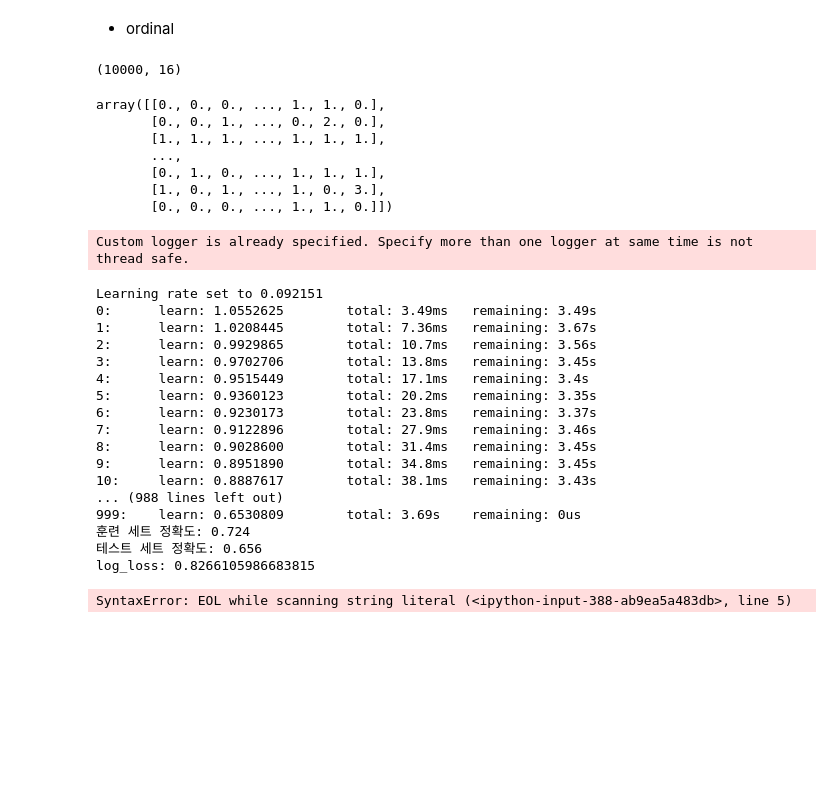
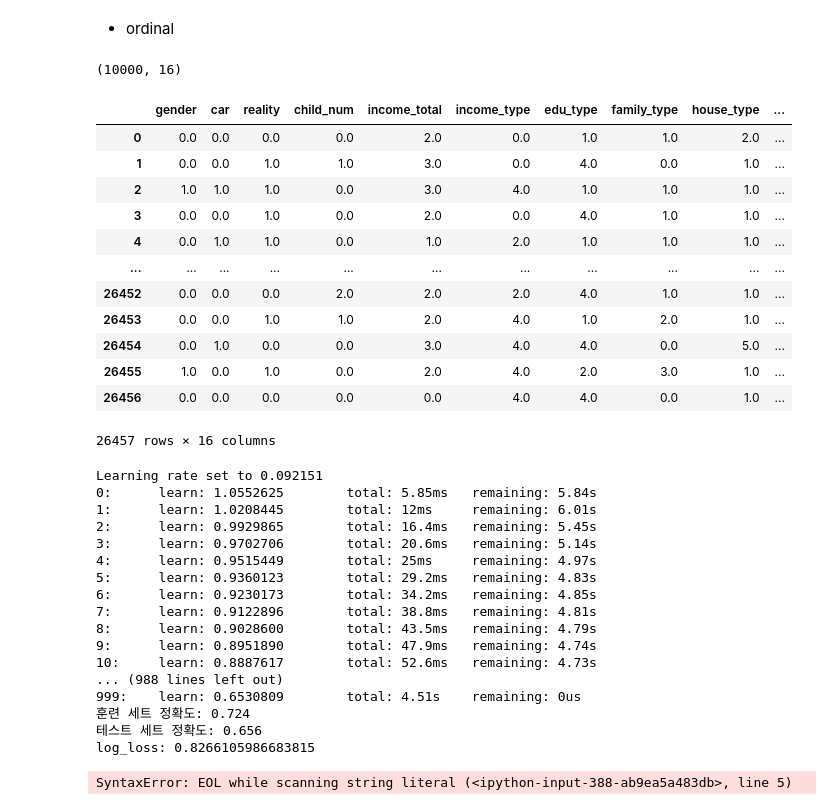
Before and after one commit to JxxHxxx/Ubion-CreditCardUserPrediction, a Jupyter notebook: Code/JY_EDA.ipynb, the cells around one changed output. Drawn from its saved outputs; the diff is of its cells as text; code cells hidden in the pictures; blank space fills up the shorter version.

```diff
--- a/Code/JY_EDA.ipynb
+++ b/Code/JY_EDA.ipynb
@@ -1004,3 +1004,11 @@ my_submission = run_kfold(cat_clf)''''
 from sklearn.preprocessing import OrdinalEncoder
 
 ordinal_encoder = OrdinalEncoder()
+
+train_x = ordinal_encoder.fit_transform(train_x.values.tolist())
+train_x.shape
+
+test_x = ordinal_encoder.fit_transform(test_x.values.tolist())
+test_x.shape
+# %% [output]
+(10000, 16)
@@ -1010,21 +1015,22 @@ train_x.shape
-# %%
-test_x = ordinal_encoder.fit_transform(test_x.values.tolist())
-test_x.shape
-# %% [output]
-(10000, 16)
-# %%
-train_x = pd.DataFrame(train_x)
-# %% [output]
-array([[0., 0., 0., ..., 1., 1., 0.],
-       [0., 0., 1., ..., 0., 2., 0.],
-       [1., 1., 1., ..., 1., 1., 1.],
-       ...,
-       [0., 1., 0., ..., 1., 1., 1.],
-       [1., 0., 1., ..., 1., 0., 3.],
-       [0., 0., 0., ..., 1., 1., 0.]])
 # %%
 train_x = pd.DataFrame(train_x, columns=[['gender','car','reality','child_num','income_total','income_type','edu_type','family_type','house_type','DAYS_BIRTH','DAYS_EMPLOYED','work_phone','phone','email','family_size','begin_month']])
 test_x = pd.DataFrame(test_x, columns=[['gender','car','reality','child_num','income_total','income_type','edu_type','family_type','house_type','DAYS_BIRTH','DAYS_EMPLOYED','work_phone','phone','email','family_size','begin_month']])
+# %%
+train_x
+# %% [output]
+|  | gender | car | reality | child_num | income_total | income_type | edu_type | family_type | house_type | ... |
+| 0 | 0.0 | 0.0 | 0.0 | 0.0 | 2.0 | 0.0 | 1.0 | 1.0 | 2.0 | ... |
+| 1 | 0.0 | 0.0 | 1.0 | 1.0 | 3.0 | 0.0 | 4.0 | 0.0 | 1.0 | ... |
+| 2 | 1.0 | 1.0 | 1.0 | 0.0 | 3.0 | 4.0 | 1.0 | 1.0 | 1.0 | ... |
+| 3 | 0.0 | 0.0 | 1.0 | 0.0 | 2.0 | 0.0 | 4.0 | 1.0 | 1.0 | ... |
+| 4 | 0.0 | 1.0 | 1.0 | 0.0 | 1.0 | 2.0 | 1.0 | 1.0 | 1.0 | ... |
+| ... | ... | ... | ... | ... | ... | ... | ... | ... | ... | ... |
+| 26452 | 0.0 | 0.0 | 0.0 | 2.0 | 2.0 | 2.0 | 4.0 | 1.0 | 1.0 | ... |
+| 26453 | 0.0 | 0.0 | 1.0 | 1.0 | 2.0 | 4.0 | 1.0 | 2.0 | 1.0 | ... |
+| 26454 | 0.0 | 1.0 | 0.0 | 0.0 | 3.0 | 4.0 | 4.0 | 0.0 | 5.0 | ... |
+| 26455 | 1.0 | 0.0 | 1.0 | 0.0 | 2.0 | 4.0 | 2.0 | 3.0 | 1.0 | ... |
+| 26456 | 0.0 | 0.0 | 0.0 | 0.0 | 0.0 | 4.0 | 4.0 | 0.0 | 1.0 | ... |
+26457 rows × 16 columns
 # %%
 X_train, X_val, y_train, y_val = train_test_split(train_x, train_y,
                                                     stratify=train_y, test_size=0.25,
@@ -1049,24 +1055,23 @@ print("테스트 세트 정확도: {:.3f}".format(cat_clf.score(X_val, y_val)))
 
 print(f"log_loss: {log_loss(to_categorical(y_val['credit']), y_pred)}")
 # %% [output]
-Custom logger is already specified. Specify more than one logger at same time is not thread safe.
+Learning rate set to 0.092151
+0:      learn: 1.0552625        total: 5.85ms   remaining: 5.84s
+1:      learn: 1.0208445        total: 12ms     remaining: 6.01s
+2:      learn: 0.9929865        total: 16.4ms   remaining: 5.45s
+3:      learn: 0.9702706        total: 20.6ms   remaining: 5.14s
+4:      learn: 0.9515449        total: 25ms     remaining: 4.97s
+5:      learn: 0.9360123        total: 29.2ms   remaining: 4.83s
+6:      learn: 0.9230173        total: 34.2ms   remaining: 4.85s
+7:      learn: 0.9122896        total: 38.8ms   remaining: 4.81s
+8:      learn: 0.9028600        total: 43.5ms   remaining: 4.79s
+9:      learn: 0.8951890        total: 47.9ms   remaining: 4.74s
+10:     learn: 0.8887617        total: 52.6ms   remaining: 4.73s
+... (988 lines left out)
+999:    learn: 0.6530809        total: 4.51s    remaining: 0us
+훈련 세트 정확도: 0.724
+테스트 세트 정확도: 0.656
+log_loss: 0.8266105986683815
-Learning rate set to 0.092151
-0:      learn: 1.0552625        total: 3.49ms   remaining: 3.49s
-1:      learn: 1.0208445        total: 7.36ms   remaining: 3.67s
-2:      learn: 0.9929865        total: 10.7ms   remaining: 3.56s
-3:      learn: 0.9702706        total: 13.8ms   remaining: 3.45s
-4:      learn: 0.9515449        total: 17.1ms   remaining: 3.4s
-5:      learn: 0.9360123        total: 20.2ms   remaining: 3.35s
-6:      learn: 0.9230173        total: 23.8ms   remaining: 3.37s
-7:      learn: 0.9122896        total: 27.9ms   remaining: 3.46s
-8:      learn: 0.9028600        total: 31.4ms   remaining: 3.45s
-9:      learn: 0.8951890        total: 34.8ms   remaining: 3.45s
-10:     learn: 0.8887617        total: 38.1ms   remaining: 3.43s
-... (988 lines left out)
-999:    learn: 0.6530809        total: 3.69s    remaining: 0us
-훈련 세트 정확도: 0.724
-테스트 세트 정확도: 0.656
-log_loss: 0.8266105986683815
 # %%
 ''''# 특성 중요도 시각화
 import seaborn as sns
```
Also changed, not shown: parts of 3 cells of this notebook.
